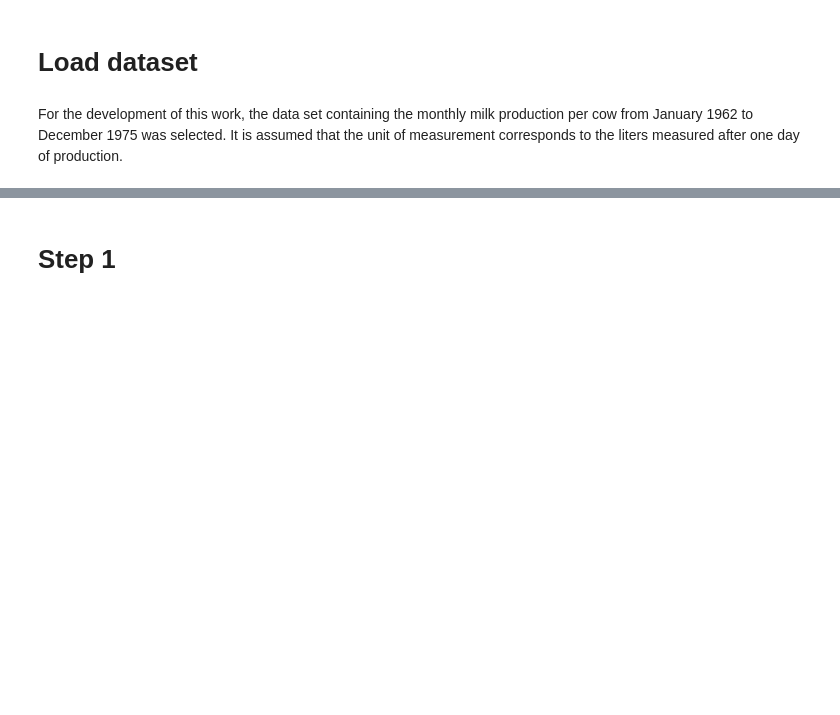
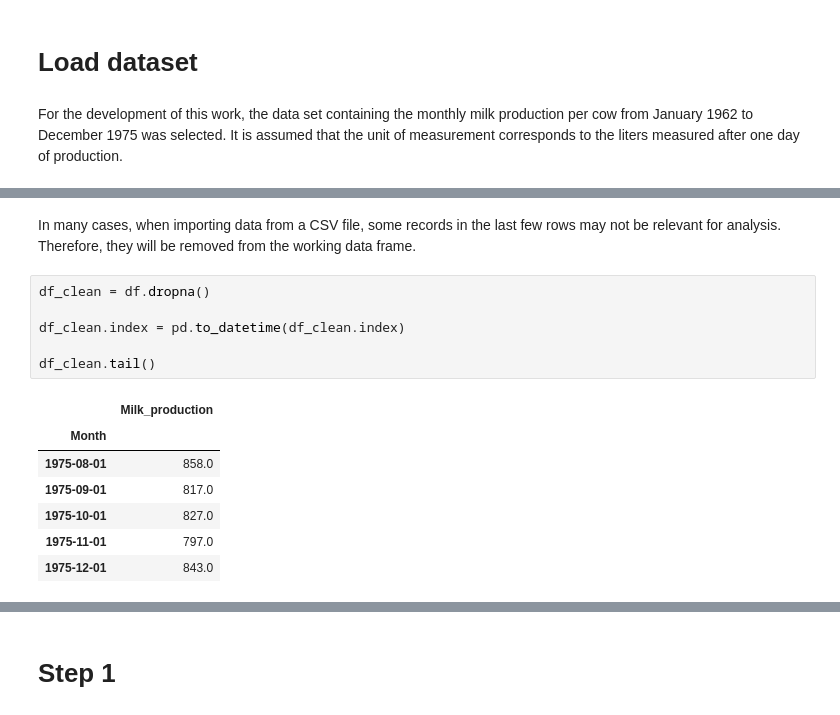
Before and after one commit to Jero2110/Advanced-ML_Phase-04, a Jupyter notebook: analysis/G01_Jeronimo_Ramos_Phase4.ipynb, the cells around one changed output, grey strips where cells are left out. Saved outputs shown, nothing was run; the diff lists cells and outputs as text; blank space fills up the shorter version.

```diff
--- a/analysis/G01_Jeronimo_Ramos_Phase4.ipynb
+++ b/analysis/G01_Jeronimo_Ramos_Phase4.ipynb
@@ -25,0 +48,16 @@ For the development of this work, the data set containing the monthly milk produ
+# %% [markdown]
+In many cases, when importing data from a CSV file, some records in the last few rows may not be relevant for analysis. Therefore, they will be removed from the working data frame.
+# %%
+df_clean = df.dropna()
+
+df_clean.index = pd.to_datetime(df_clean.index)
+
+df_clean.tail()
+# %% [output]
+|  | Milk_production |
+| Month |  |
+| 1975-08-01 | 858.0 |
+| 1975-09-01 | 817.0 |
+| 1975-10-01 | 827.0 |
+| 1975-11-01 | 797.0 |
+| 1975-12-01 | 843.0 |
```
Also changed, not shown: parts of 11 cells of this notebook.
